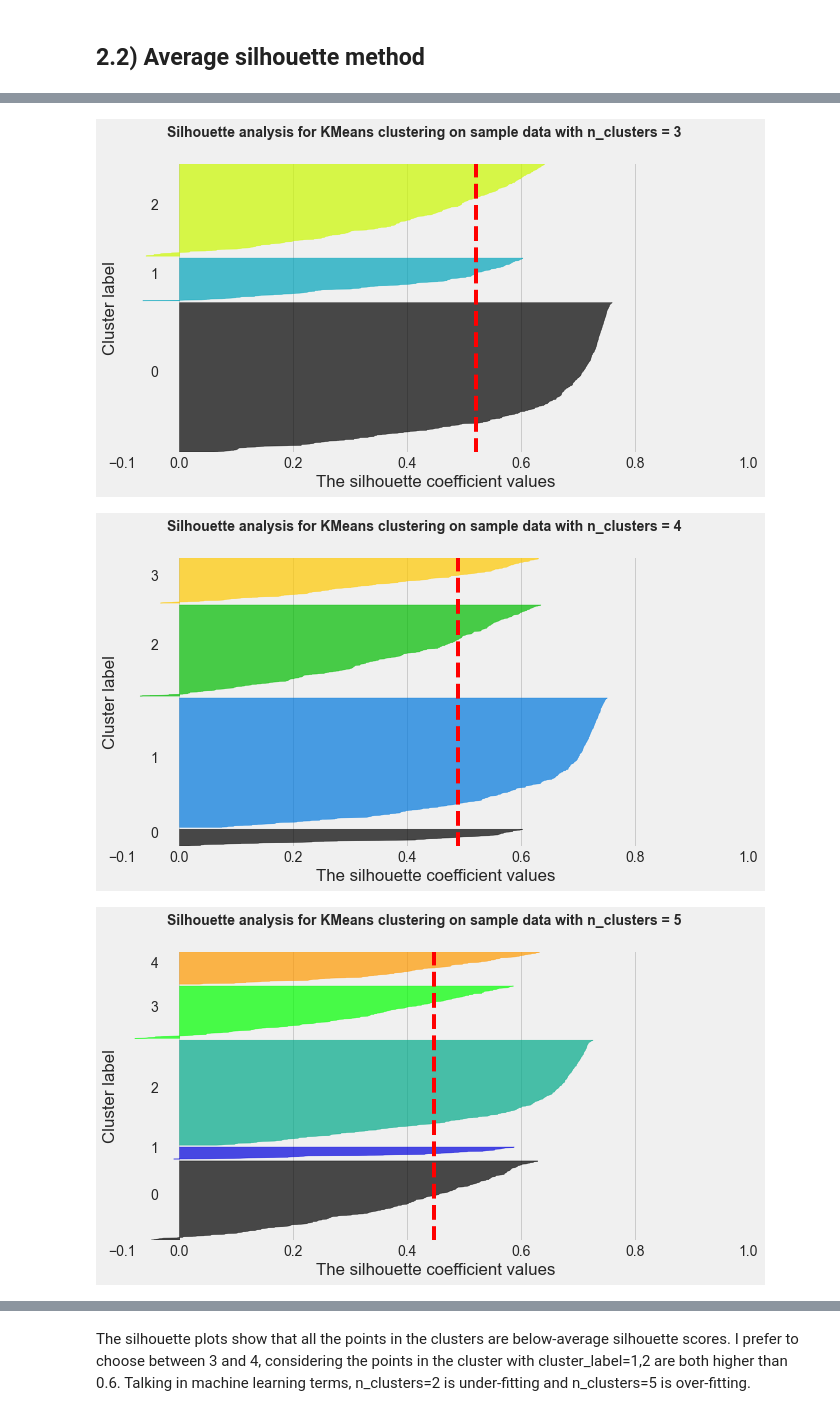
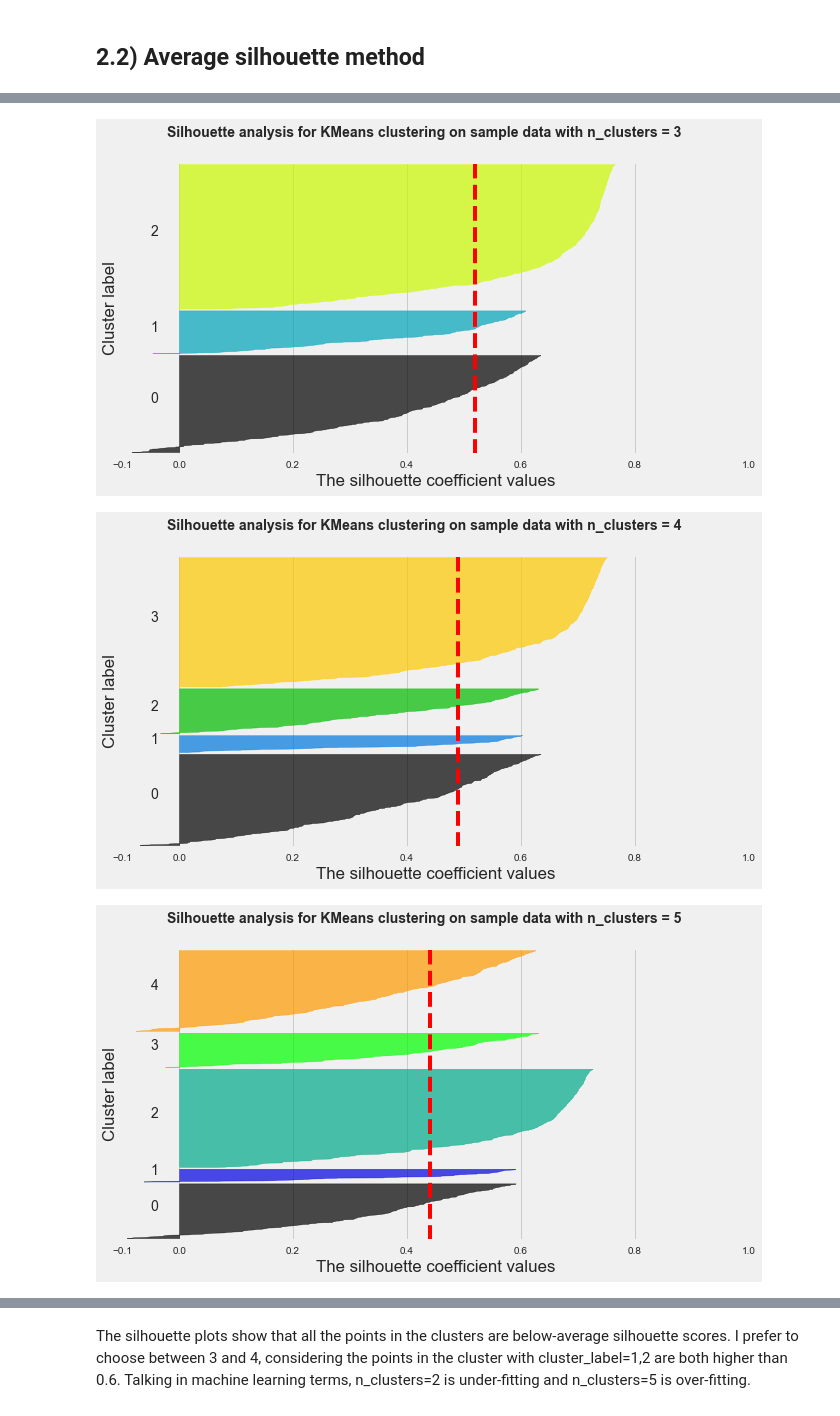
Before and after one commit to kzaho/DataScienceDiaries, a Jupyter notebook: mind_map/algorithms/clustering/k-means/k-means_lab.ipynb, the cells around one changed output, grey strips where cells are left out. Cells and saved outputs as stored; diff of their text form; code cells hidden in the pictures.

```diff
--- a/mind_map/algorithms/clustering/k-means/k-means_lab.ipynb
+++ b/mind_map/algorithms/clustering/k-means/k-means_lab.ipynb
@@ -74,0 +101,8 @@ Especially, Determining Optimal Clusters topic is written good.
+# %%
+# Instantiate the clustering model and visualizer
+model = KMeans(init='random', random_state=42)
+visualizer = KElbowVisualizer(
+    model, k=(2,14), metric='distortion', timings=False
+)
+visualizer.fit(X)        # Fit the data to the visualizer
+visualizer.show()
@@ -76,7 +115,8 @@ Especially, Determining Optimal Clusters topic is written good.
 avg_distance = []
 range_n_clusters = range(2, 15)
 for n_clusters in range_n_clusters:
-    clusterer = KMeans(n_clusters=n_clusters, random_state=42).fit(X)
+    clusterer = KMeans(n_clusters=n_clusters, init='random', random_state=42).fit(X)
+    print(f'Center`s coordinates for n_clusters {n_clusters}:\n{pd.DataFrame(clusterer.cluster_centers_).to_string()}\n')
     avg_distance.append(clusterer.inertia_)
 
 style.use("fivethirtyeight")
@@ -95,8 +152,10 @@ silhouette_avg_n_clusters = []
 for n_clusters in range_n_clusters:
     # Initialize the clusterer with n_clusters value and a random generator
     # seed of 10 for reproducibility.
-    clusterer = KMeans(n_clusters=n_clusters, random_state=42)
+    clusterer = KMeans(n_clusters=n_clusters, init='random', random_state=42)
     cluster_labels = clusterer.fit_predict(X)
+
+    print(f'Center`s coordinates for n_clusters {n_clusters}:\n{pd.DataFrame(clusterer.cluster_centers_).to_string()}\n')
 
     # The silhouette_score gives the average value for all the samples.
     # This gives a perspective into the density and separation of the formed
@@ -114,0 +191,7 @@ plt.show()
+# %%
+model = KMeans(init='random', random_state=42)
+visualizer = KElbowVisualizer(
+    model, k=(2,14), metric='silhouette', timings=False
+)
+visualizer.fit(X)        # Fit the data to the visualizer
+visualizer.show()
@@ -135,7 +220,7 @@ for n_clusters in range_n_clusters:
 
     # Initialize the clusterer with n_clusters value and a random generator
     # seed of 10 for reproducibility.
-    clusterer = KMeans(n_clusters=n_clusters, random_state=42)
+    clusterer = KMeans(n_clusters=n_clusters, init='random', random_state=42)
     cluster_labels = clusterer.fit_predict(X)
 
     # The silhouette_score gives the average value for all the samples.
@@ -204,3 +289,3 @@ For n_clusters = 6 The average silhouette_score is : 0.4485800365570335
-[figure, old version]
+[figure, new version]
-[figure, old version]
+[figure, new version]
-[figure, old version]
+[figure, new version]
```
Also changed, not shown: parts of 43 cells of this notebook, 1 other file.
